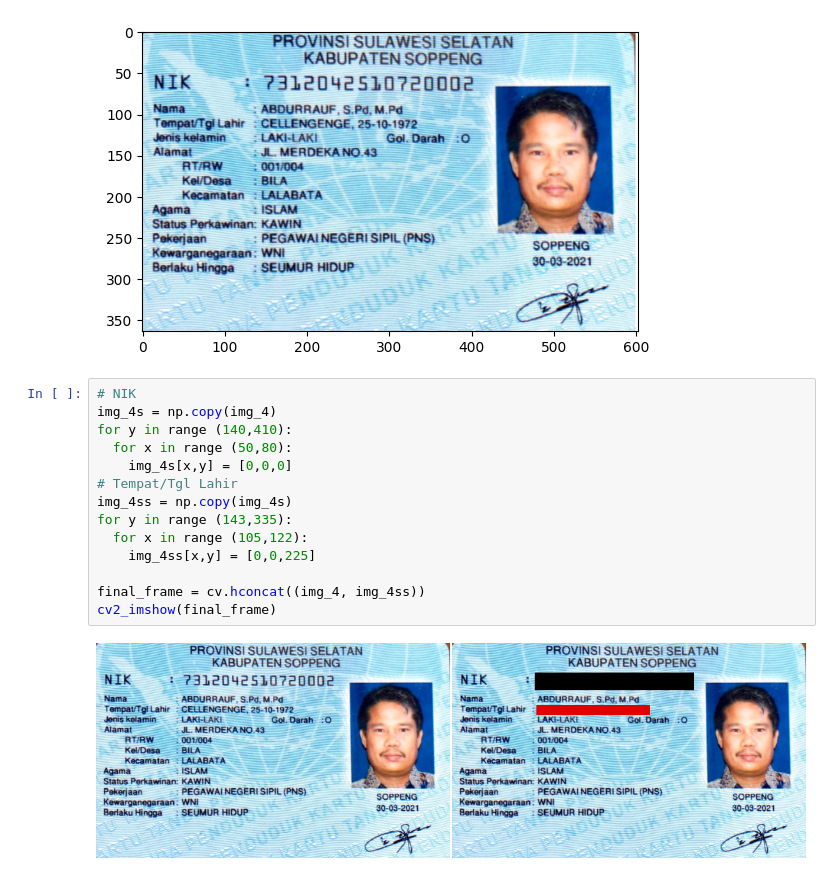
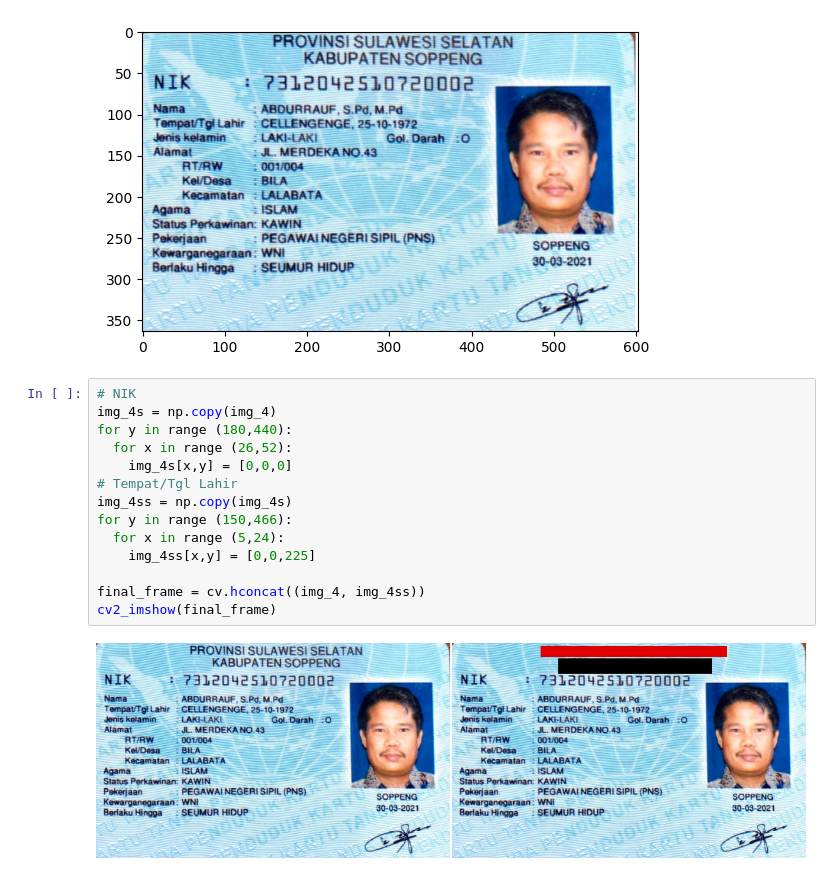
Before and after one commit to maidyjoshi/PCVK_Ganjil_2023, a Jupyter notebook: Week1.ipynb, the cells around one changed output. Drawn from its saved outputs; the diff is of its cells as text.

```diff
--- a/Week1.ipynb
+++ b/Week1.ipynb
@@ -128,16 +130,16 @@ Drive already mounted at /content/drive; to attempt to forcibly remount, call dr
 # %%
 # NIK
 img_4s = np.copy(img_4)
-for y in range (140,410):
-  for x in range (50,80):
+for y in range (180,440):
+  for x in range (26,52):
     img_4s[x,y] = [0,0,0]
 # Tempat/Tgl Lahir
 img_4ss = np.copy(img_4s)
-for y in range (143,335):
-  for x in range (105,122):
+for y in range (150,466):
+  for x in range (5,24):
     img_4ss[x,y] = [0,0,225]
 
 final_frame = cv.hconcat((img_4, img_4ss))
 cv2_imshow(final_frame)
 # %% [output]
-[figure, old version]
+[figure, new version]
```
Also changed, not shown: parts of 1 cell of this notebook.
